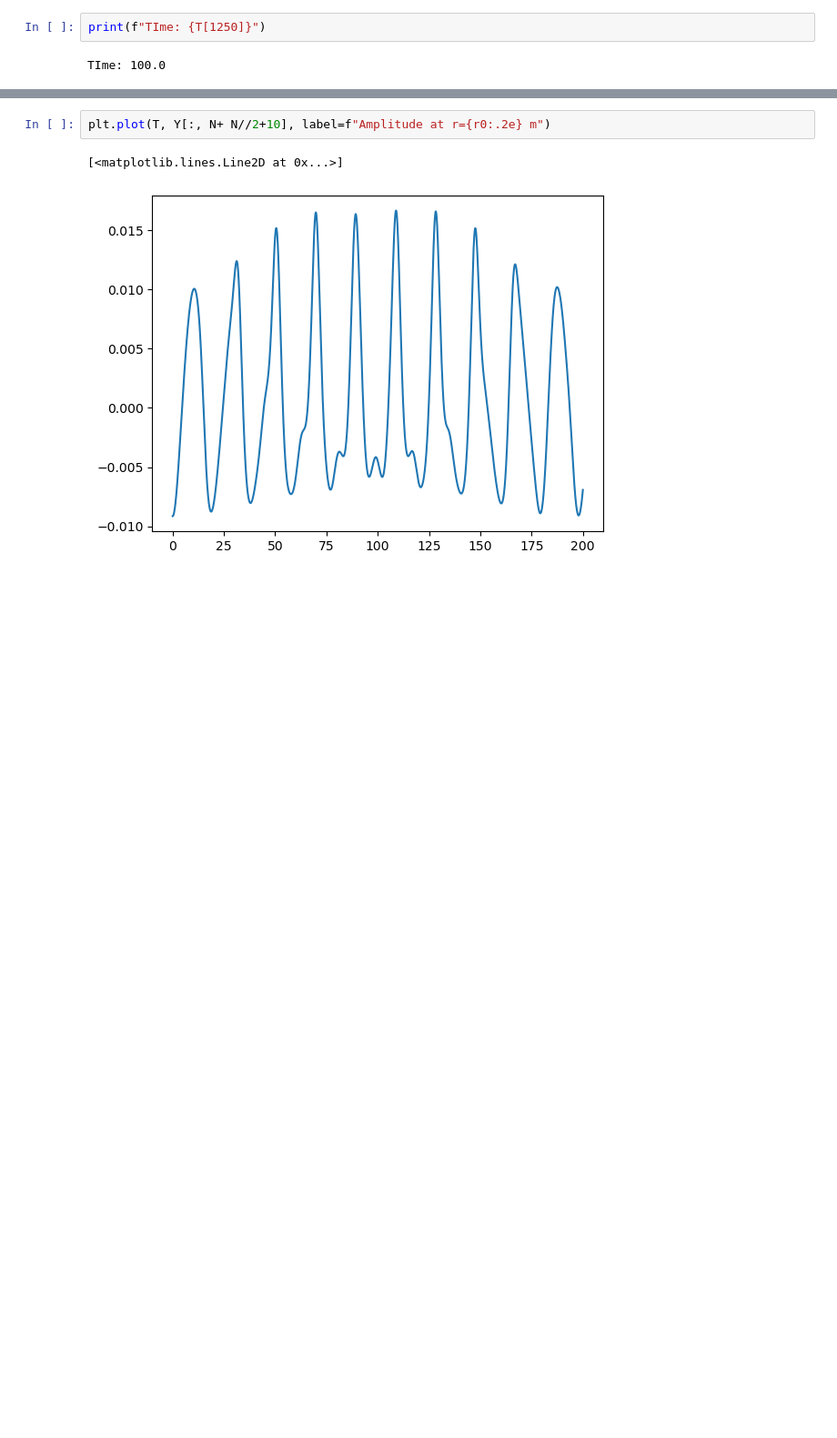
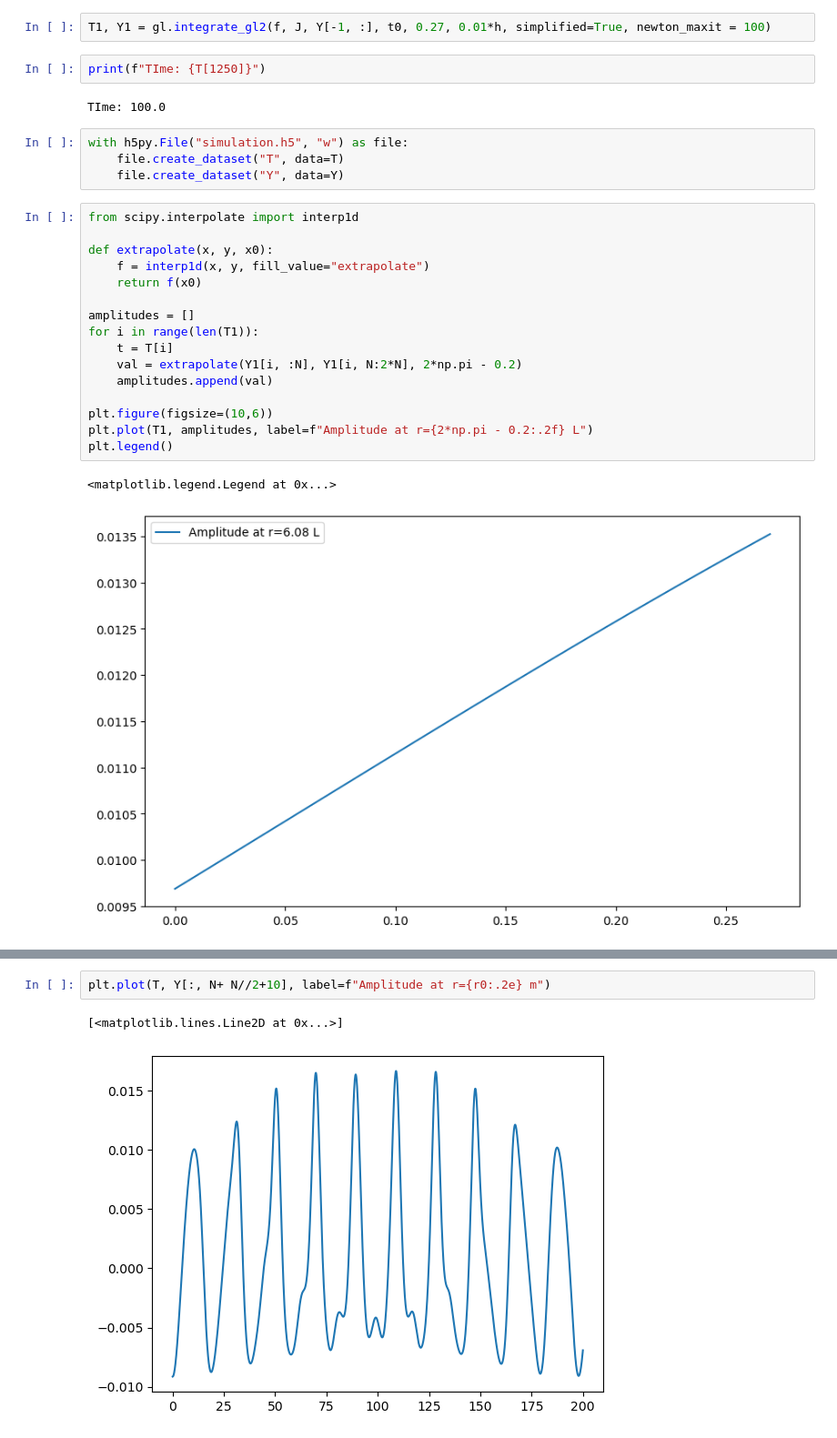
Before and after one commit to Bouwmeester-Lab/superfluid-dynamics, a Jupyter notebook: CuSuperHelium/Python/integration/example.ipynb, the cells around one changed output, grey strips where cells are left out. Shown: that part at 91% size. Cells and saved outputs as stored; diff of their text form; blank space fills up the shorter version.

```diff
--- a/CuSuperHelium/Python/integration/example.ipynb
+++ b/CuSuperHelium/Python/integration/example.ipynb
@@ -54,4 +56,29 @@ plt.legend()
+# %%
+T1, Y1 = gl.integrate_gl2(f, J, Y[-1, :], t0, 0.27, 0.01*h, simplified=True, newton_maxit = 100)
 # %%
 print(f"TIme: {T[1250]}")
 # %% [output]
 TIme: 100.0
+# %%
+with h5py.File("simulation.h5", "w") as file:
+    file.create_dataset("T", data=T)
+    file.create_dataset("Y", data=Y)
+# %%
+from scipy.interpolate import interp1d
+
+def extrapolate(x, y, x0):
+    f = interp1d(x, y, fill_value="extrapolate")
+    return f(x0)
+
+amplitudes = []
+for i in range(len(T1)):
+    t = T[i]
+    val = extrapolate(Y1[i, :N], Y1[i, N:2*N], 2*np.pi - 0.2)
+    amplitudes.append(val)
+
+plt.figure(figsize=(10,6))
+plt.plot(T1, amplitudes, label=f"Amplitude at r={2*np.pi - 0.2:.2f} L")
+plt.legend()
+# %% [output]
+<matplotlib.legend.Legend at 0x...>
+[figure, added]
```
Also changed, not shown: parts of 7 cells of this notebook, 5 other files.
